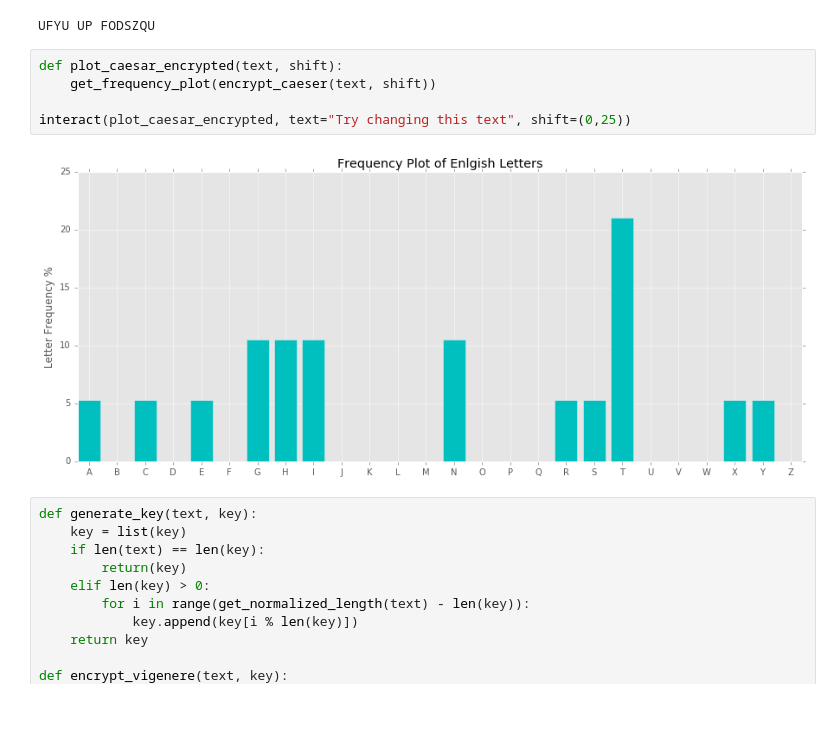
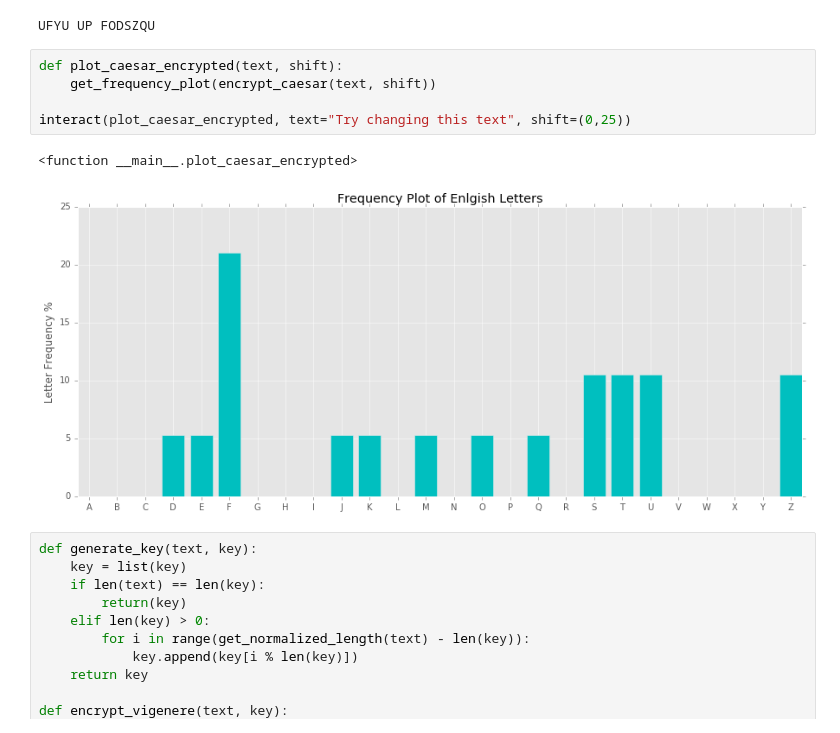
Before and after one commit to TuanaCelik/BrilliantCiphers, a Jupyter notebook: FrequencyVisualizer.ipynb, the cells around one changed output. Saved outputs shown, nothing was run; the diff lists cells and outputs as text.

```diff
--- a/FrequencyVisualizer.ipynb
+++ b/FrequencyVisualizer.ipynb
@@ -60,11 +60,12 @@ print(encrypt_caesar(text, shift))
 UFYU UP FODSZQU
 # %%
 def plot_caesar_encrypted(text, shift):
-    get_frequency_plot(encrypt_caeser(text, shift))
+    get_frequency_plot(encrypt_caesar(text, shift))
 
 interact(plot_caesar_encrypted, text="Try changing this text", shift=(0,25))
 # %% [output]
+<function __main__.plot_caesar_encrypted>
-[figure, old version]
+[figure, new version]
 # %%
 def generate_key(text, key):
     key = list(key)
```
